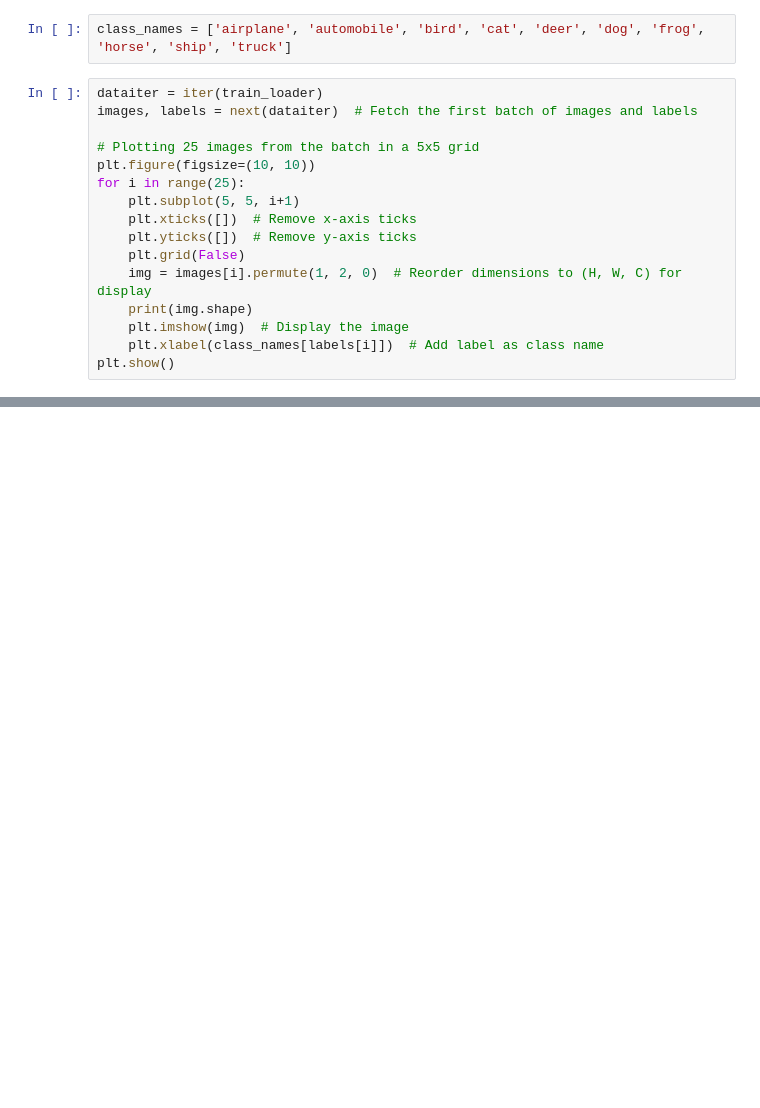
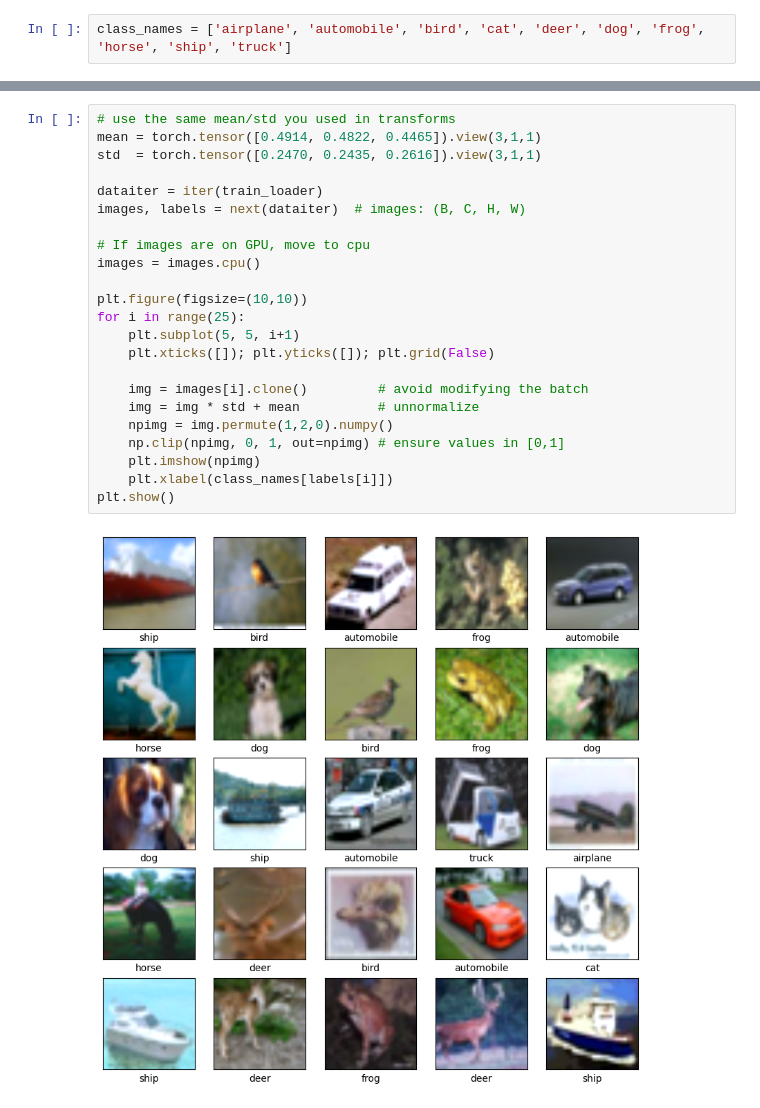
Before and after one commit to Calebagoha123/ocean_proximity, a Jupyter notebook: cfar10.ipynb, the cells around one changed output, grey strips where cells are left out. Saved outputs shown, nothing was run; the diff lists cells and outputs as text; blank space fills up the shorter version.

```diff
--- a/cfar10.ipynb
+++ b/cfar10.ipynb
@@ -65,18 +110,2 @@ X_test_flat shape: (10000, 3072)
 # %%
 class_names = ['airplane', 'automobile', 'bird', 'cat', 'deer', 'dog', 'frog', 'horse', 'ship', 'truck']
-# %%
-dataiter = iter(train_loader)
-images, labels = next(dataiter)  # Fetch the first batch of images and labels
-
-# Plotting 25 images from the batch in a 5x5 grid
-plt.figure(figsize=(10, 10))
-for i in range(25):
-    plt.subplot(5, 5, i+1)
-    plt.xticks([])  # Remove x-axis ticks
-    plt.yticks([])  # Remove y-axis ticks
-    plt.grid(False)
-    img = images[i].permute(1, 2, 0)  # Reorder dimensions to (H, W, C) for display
-    print(img.shape)
-    plt.imshow(img)  # Display the image
-    plt.xlabel(class_names[labels[i]])  # Add label as class name
-plt.show()
@@ -172,0 +112,25 @@ def create_model(hidden_size_conv, padding,stride,kernel_size ,pool_kernel, lear
+# %%
+# use the same mean/std you used in transforms
+mean = torch.tensor([0.4914, 0.4822, 0.4465]).view(3,1,1)
+std  = torch.tensor([0.2470, 0.2435, 0.2616]).view(3,1,1)
+
+dataiter = iter(train_loader)
+images, labels = next(dataiter)  # images: (B, C, H, W)
+
+# If images are on GPU, move to cpu
+images = images.cpu()
+
+plt.figure(figsize=(10,10))
+for i in range(25):
+    plt.subplot(5, 5, i+1)
+    plt.xticks([]); plt.yticks([]); plt.grid(False)
+
+    img = images[i].clone()         # avoid modifying the batch
+    img = img * std + mean          # unnormalize
+    npimg = img.permute(1,2,0).numpy()
+    np.clip(npimg, 0, 1, out=npimg) # ensure values in [0,1]
+    plt.imshow(npimg)
+    plt.xlabel(class_names[labels[i]])
+plt.show()
+# %% [output]
+[figure, added]
```
Also changed, not shown: parts of 23 cells of this notebook, 1 other file.
